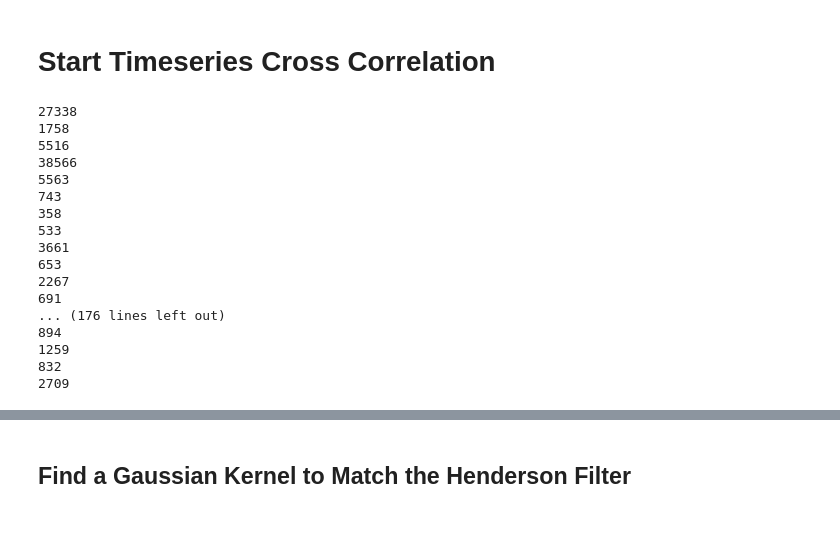
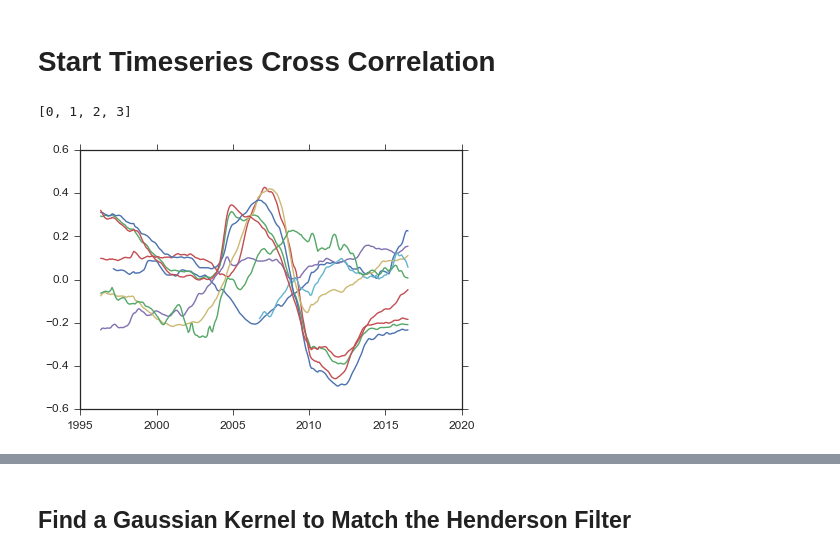
Before and after one commit to zihaoxu/jac_project, a Jupyter notebook: yelp_zillow.ipynb, the cells around one changed output, grey strips where cells are left out. Cells and saved outputs as stored; diff of their text form; code cells hidden in the pictures; blank space fills up the shorter version.

```diff
--- a/yelp_zillow.ipynb
+++ b/yelp_zillow.ipynb
@@ -630,41 +633,6 @@ sns.boxplot(data = d['NS'], x = 'state', y = 'slope')
  # Start Timeseries Cross Correlation
 # %%
 zhvi = pd.read_csv('Normalized_Neighborhood_Zhvi_AllHomes.csv') #normalized zhvi values
-# %%
-rating_ts = pd.DataFrame()
-
-for ids in np.unique(d['N']['z_hood']): #for the unique business IDs
-    r = d['R'][d['R']['z_hood'] == ids]
-    print(len(r))
-    gm = RollingGaussianMean(r, 'year', 'stars', zhvi['time'], 0.06)
-
-    #plt.figure()
-    #plt.title(str(d['N']['neighborhood'][d['N']['z_hood'] == ids]))
-    #plt.scatter(r['year'], r['stars'], lw = 0, s = 2, c = 'black')
-    #plt.ylim(0.5,5.5)
-    #plt.plot(gm['x'], gm['y'], c = 'red')
-
-    rating_ts[str(ids)] = gm['y'] #append the y-values to the dataframe
-
-    #sns.despine()
-# %% [output]
-27338
-1758
-5516
-38566
-5563
-743
-358
-533
-3661
-653
-2267
-691
-... (176 lines left out)
-894
-1259
-832
-2709
 # %%
 #normalize rating_ts
 mean_1 = (rating_ts.mean(axis = 1))
@@ -680,0 +647,9 @@ rating_ts['time'] = zhvi['time']
+# %%
+print (range(4))
+# %% [output]
+[0, 1, 2, 3]
+# %%
+for i in range(1,10):
+    plt.plot(zhvi['time'], zhvi[zhvi.columns[i]] - 1.0)
+# %% [output]
+[figure, added]
```
Also changed, not shown: parts of 17 cells of this notebook, 6 other files.
